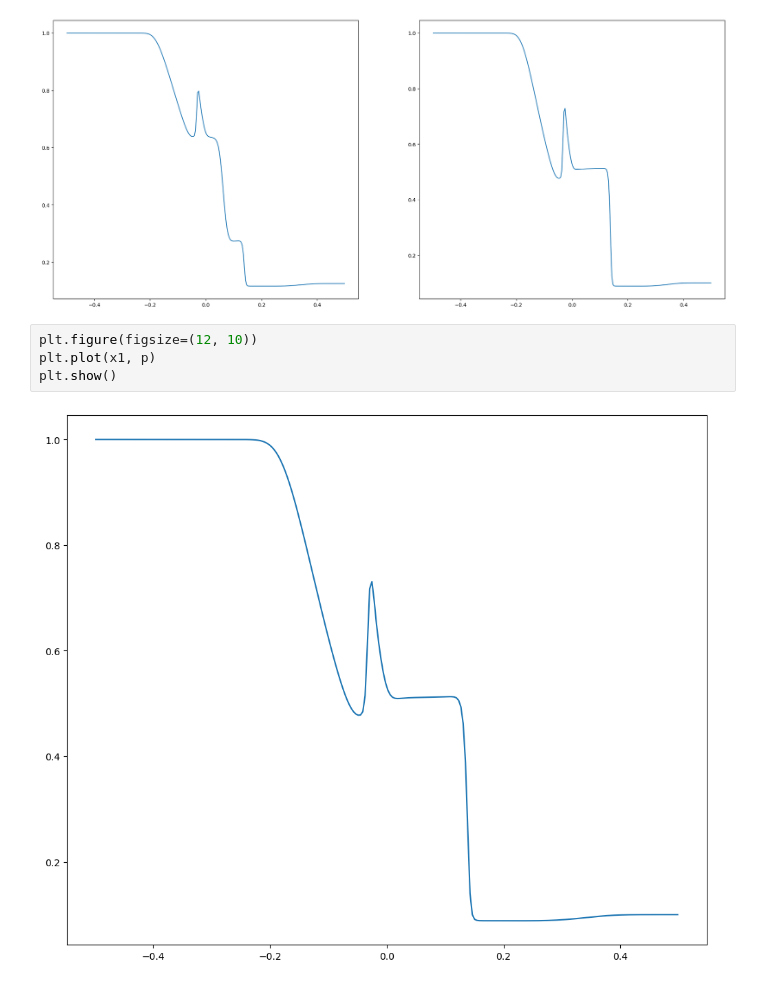
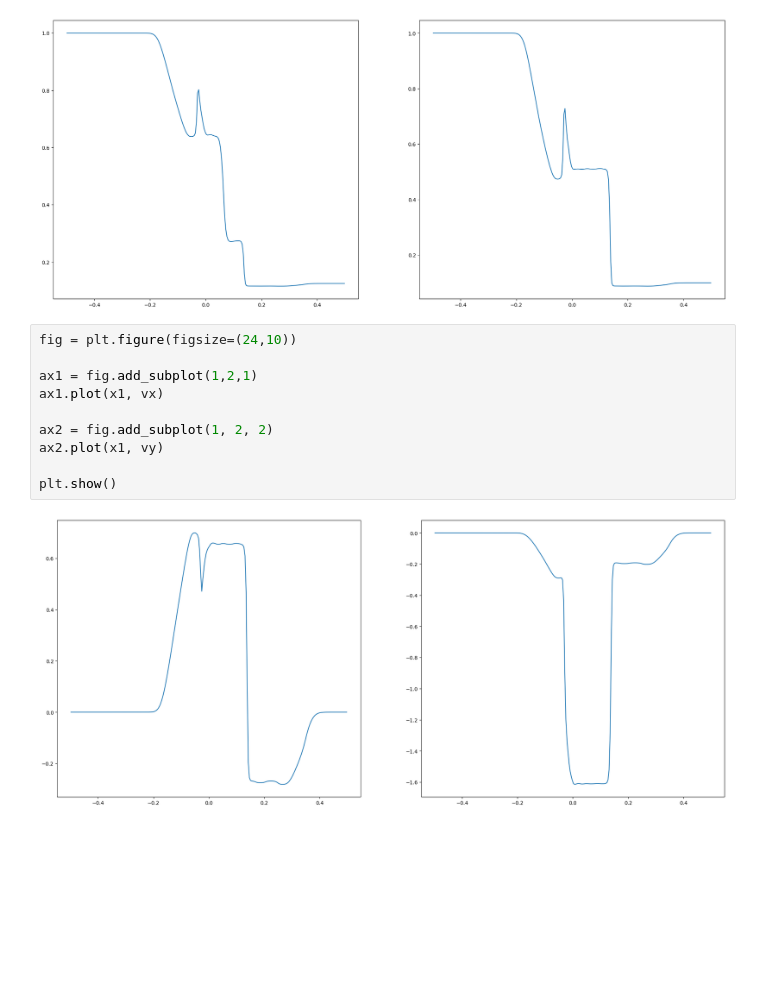
Before and after one commit to yoshihiro-kawasaki/MHDcode, a Jupyter notebook: plot_briowu.ipynb, the cells around one changed output. Cells and saved outputs as stored; diff of their text form; blank space fills up the shorter version.

```diff
--- a/plot_briowu.ipynb
+++ b/plot_briowu.ipynb
@@ -32,9 +32,15 @@ ax2.plot(x1, p)
 plt.show()
 # %% [output]
 [figure]
-# %%
-plt.figure(figsize=(12, 10))
-plt.plot(x1, p)
-plt.show()
-# %% [output]
-[figure, removed]
+# %%
+fig = plt.figure(figsize=(24,10))
+
+ax1 = fig.add_subplot(1,2,1)
+ax1.plot(x1, vx)
+
+ax2 = fig.add_subplot(1, 2, 2)
+ax2.plot(x1, vy)
+
+plt.show()
+# %% [output]
+[figure, added]
```
Also changed, not shown: parts of 1 cell of this notebook, 4 other files.
